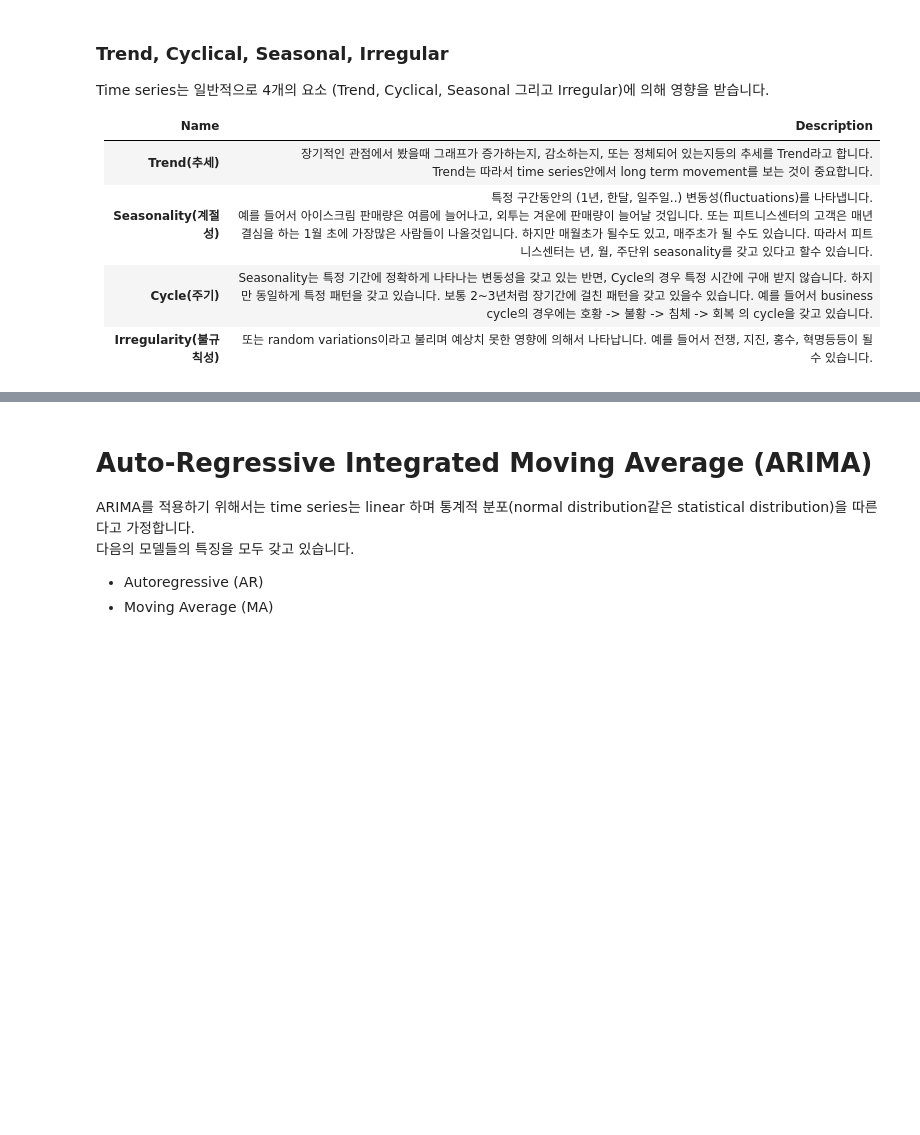
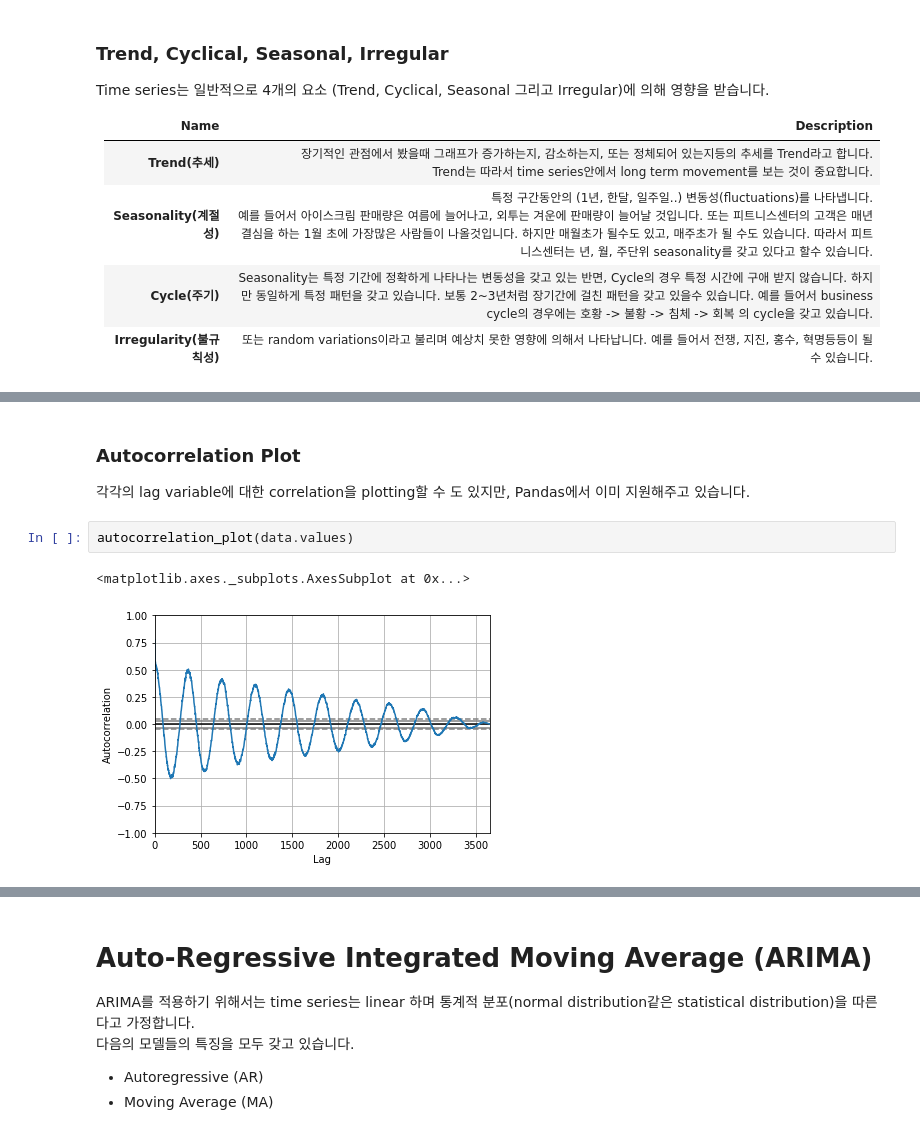
Before and after one commit to AndersonJo/arima-python, a Jupyter notebook: ARIMA.ipynb, the cells around one changed output, grey strips where cells are left out. Saved outputs shown, nothing was run; the diff lists cells and outputs as text; blank space fills up the shorter version.

```diff
--- a/ARIMA.ipynb
+++ b/ARIMA.ipynb
@@ -20,0 +126,9 @@ Time series는 일반적으로 4개의 요소 (Trend, Cyclical, Seasonal 그리
+# %% [markdown]
+### Autocorrelation Plot
+
+각각의 lag variable에 대한 correlation을 plotting할 수 도 있지만, Pandas에서 이미 지원해주고 있습니다.
+# %%
+autocorrelation_plot(data.values)
+# %% [output]
+<matplotlib.axes._subplots.AxesSubplot at 0x...>
+[figure, added]
```
Also changed, not shown: parts of 19 cells of this notebook.
